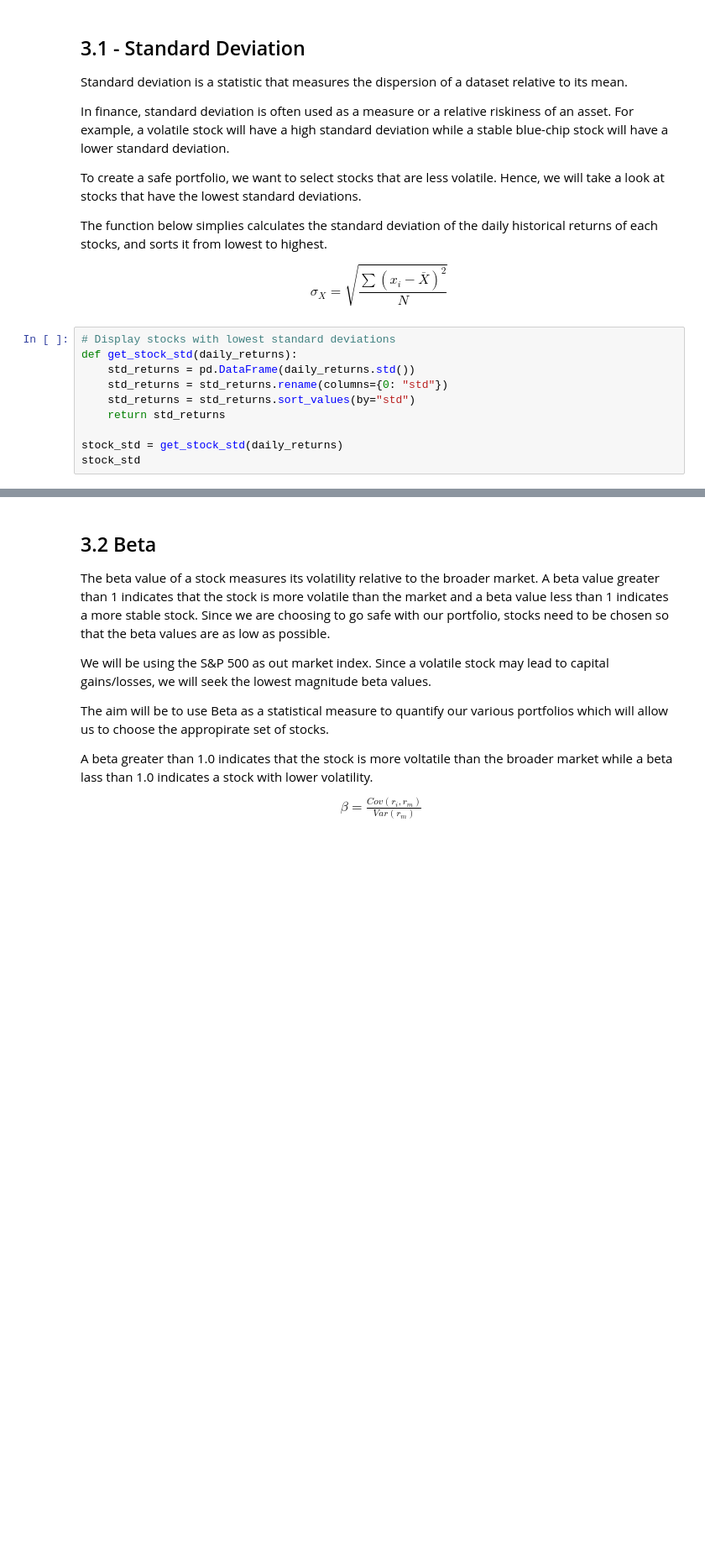
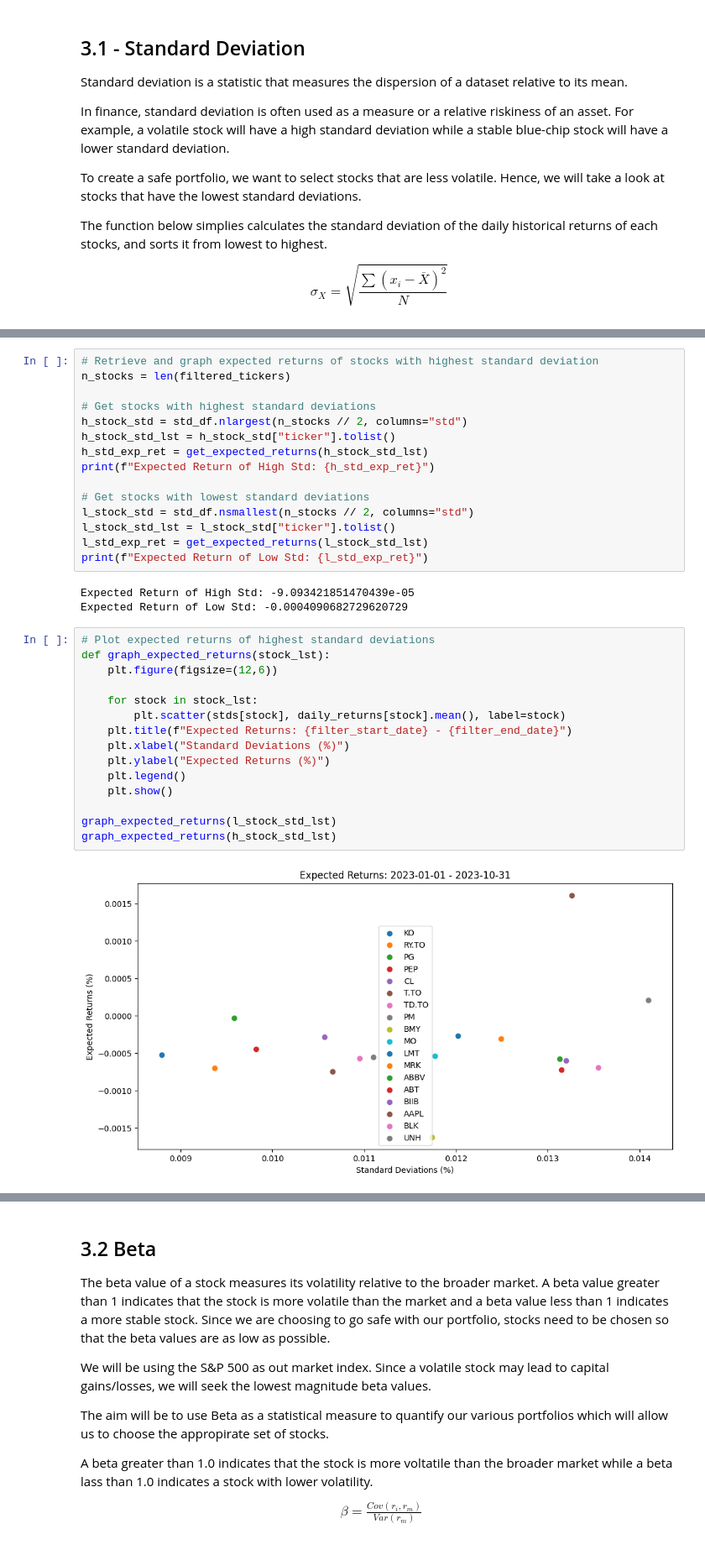
Before and after one commit to Zemelware/robo_stock_advisor, a Jupyter notebook: robo_stock_advisor.ipynb, the cells around one changed output, grey strips where cells are left out. Shown: that part at 84% size. Saved outputs shown, nothing was run; the diff lists cells and outputs as text; blank space fills up the shorter version.

Commit message:
Add std graphs

```diff
--- a/robo_stock_advisor.ipynb
+++ b/robo_stock_advisor.ipynb
@@ -223,13 +237,3 @@ The function below simplies calculates the standard deviation of the daily histo
 
 $$\sigma_X=\sqrt{\frac{\sum(x_i-\overline{X})^2}{N}}
 $$
-# %%
-# Display stocks with lowest standard deviations
-def get_stock_std(daily_returns):
-    std_returns = pd.DataFrame(daily_returns.std())
-    std_returns = std_returns.rename(columns={0: "std"})
-    std_returns = std_returns.sort_values(by="std")
-    return std_returns
-
-stock_std = get_stock_std(daily_returns)
-stock_std
@@ -253,0 +284,35 @@ stock_std
+# %%
+# Retrieve and graph expected returns of stocks with highest standard deviation
+n_stocks = len(filtered_tickers)
+
+# Get stocks with highest standard deviations
+h_stock_std = std_df.nlargest(n_stocks // 2, columns="std")
+h_stock_std_lst = h_stock_std["ticker"].tolist()
+h_std_exp_ret = get_expected_returns(h_stock_std_lst)
+print(f"Expected Return of High Std: {h_std_exp_ret}")
+
+# Get stocks with lowest standard deviations
+l_stock_std = std_df.nsmallest(n_stocks // 2, columns="std")
+l_stock_std_lst = l_stock_std["ticker"].tolist()
+l_std_exp_ret = get_expected_returns(l_stock_std_lst)
+print(f"Expected Return of Low Std: {l_std_exp_ret}")
+# %% [output]
+Expected Return of High Std: -9.093421851470439e-05
+Expected Return of Low Std: -0.0004090682729620729
+# %%
+# Plot expected returns of highest standard deviations
+def graph_expected_returns(stock_lst):
+    plt.figure(figsize=(12,6))
+
+    for stock in stock_lst:
+        plt.scatter(stds[stock], daily_returns[stock].mean(), label=stock)
+    plt.title(f"Expected Returns: {filter_start_date} - {filter_end_date}")
+    plt.xlabel("Standard Deviations (%)")
+    plt.ylabel("Expected Returns (%)")
+    plt.legend()
+    plt.show()
+
+graph_expected_returns(l_stock_std_lst)
+graph_expected_returns(h_stock_std_lst)
+# %% [output]
+[figure, added]
```
Also changed, not shown: parts of 12 cells of this notebook.
